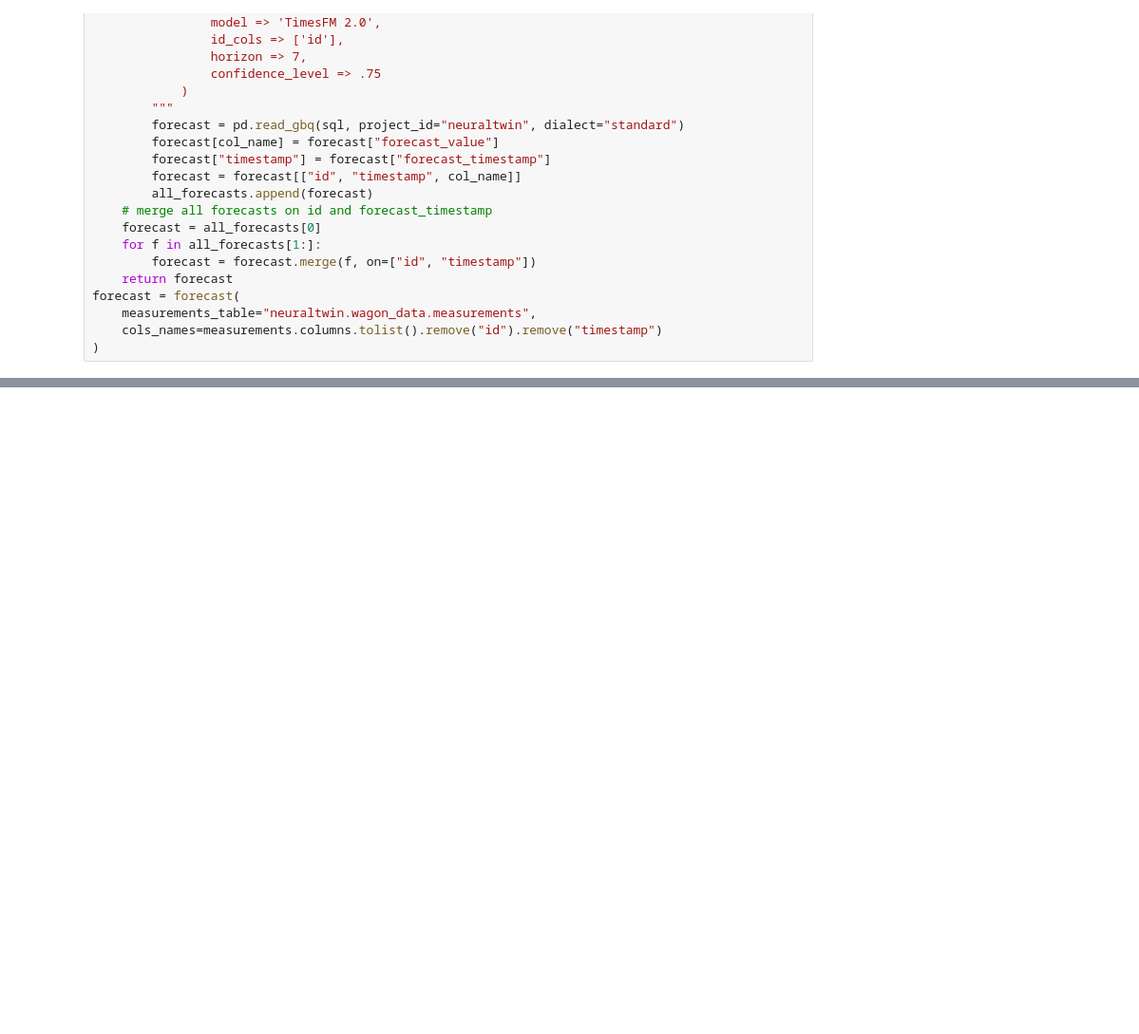
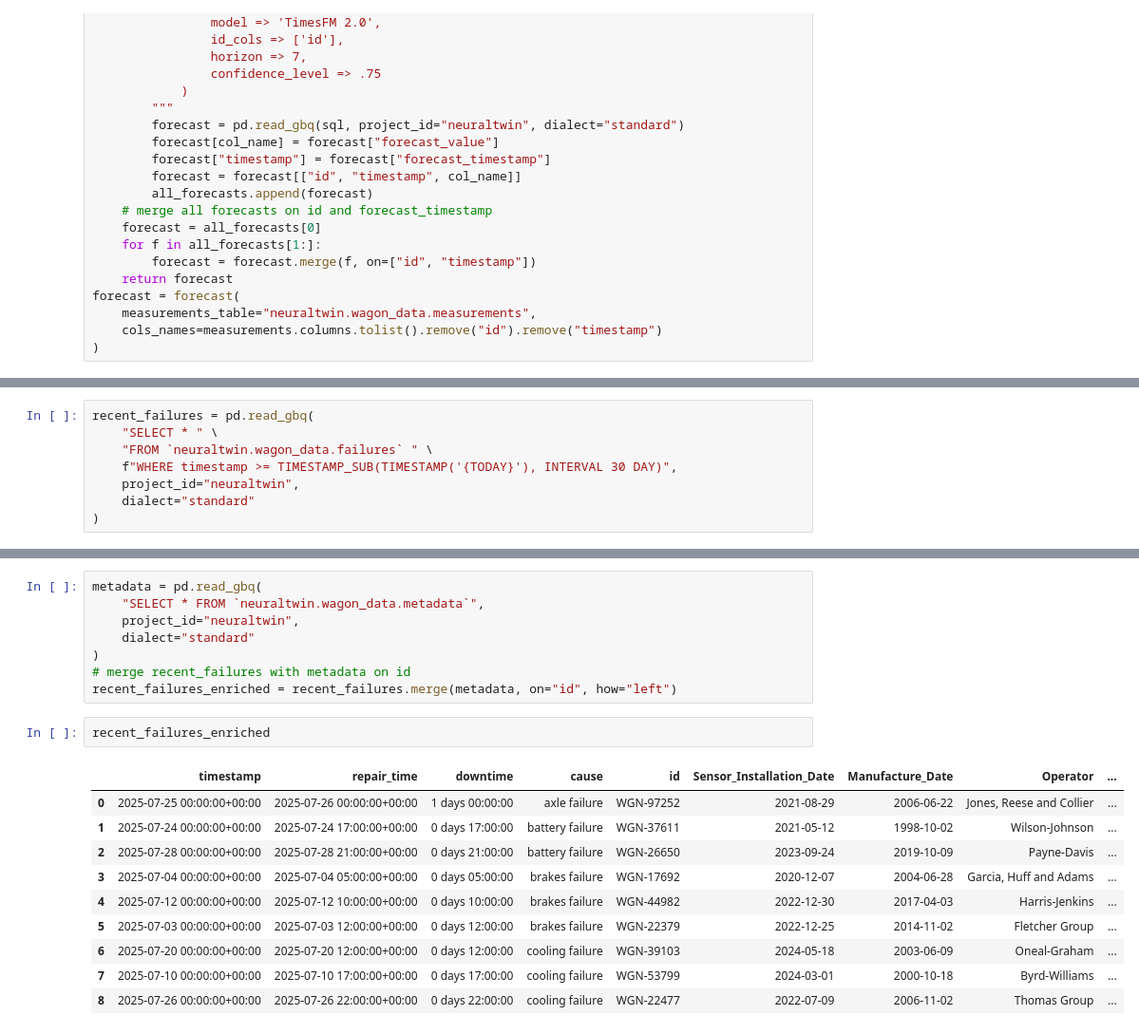
Before and after one commit to squirrel376/neuraltwin, a Jupyter notebook: src/classification/agent.ipynb, the cells around one changed output, grey strips where cells are left out. Shown: that part at 95% size. Cells and saved outputs as stored; diff of their text form; blank space fills up the shorter version.

```diff
--- a/src/classification/agent.ipynb
+++ b/src/classification/agent.ipynb
@@ -206,0 +223,8 @@ forecast = forecast(
+# %%
+recent_failures = pd.read_gbq(
+    "SELECT * " \
+    "FROM `neuraltwin.wagon_data.failures` " \
+    f"WHERE timestamp >= TIMESTAMP_SUB(TIMESTAMP('{TODAY}'), INTERVAL 30 DAY)",
+    project_id="neuraltwin",
+    dialect="standard"
+)
@@ -206,0 +278,21 @@ forecast = forecast(
+# %%
+metadata = pd.read_gbq(
+    "SELECT * FROM `neuraltwin.wagon_data.metadata`",
+    project_id="neuraltwin",
+    dialect="standard"
+)
+# merge recent_failures with metadata on id
+recent_failures_enriched = recent_failures.merge(metadata, on="id", how="left")
+# %%
+recent_failures_enriched
+# %% [output]
+|  | timestamp | repair_time | downtime | cause | id | Sensor_Installation_Date | Manufacture_Date | Operator | ... |
+| 0 | 2025-07-25 00:00:00+00:00 | 2025-07-26 00:00:00+00:00 | 1 days 00:00:00 | axle failure | WGN-97252 | 2021-08-29 | 2006-06-22 | Jones, Reese and Collier | ... |
+| 1 | 2025-07-24 00:00:00+00:00 | 2025-07-24 17:00:00+00:00 | 0 days 17:00:00 | battery failure | WGN-37611 | 2021-05-12 | 1998-10-02 | Wilson-Johnson | ... |
+| 2 | 2025-07-28 00:00:00+00:00 | 2025-07-28 21:00:00+00:00 | 0 days 21:00:00 | battery failure | WGN-26650 | 2023-09-24 | 2019-10-09 | Payne-Davis | ... |
+| 3 | 2025-07-04 00:00:00+00:00 | 2025-07-04 05:00:00+00:00 | 0 days 05:00:00 | brakes failure | WGN-17692 | 2020-12-07 | 2004-06-28 | Garcia, Huff and Adams | ... |
+| 4 | 2025-07-12 00:00:00+00:00 | 2025-07-12 10:00:00+00:00 | 0 days 10:00:00 | brakes failure | WGN-44982 | 2022-12-30 | 2017-04-03 | Harris-Jenkins | ... |
+| 5 | 2025-07-03 00:00:00+00:00 | 2025-07-03 12:00:00+00:00 | 0 days 12:00:00 | brakes failure | WGN-22379 | 2022-12-25 | 2014-11-02 | Fletcher Group | ... |
+| 6 | 2025-07-20 00:00:00+00:00 | 2025-07-20 12:00:00+00:00 | 0 days 12:00:00 | cooling failure | WGN-39103 | 2024-05-18 | 2003-06-09 | Oneal-Graham | ... |
+| 7 | 2025-07-10 00:00:00+00:00 | 2025-07-10 17:00:00+00:00 | 0 days 17:00:00 | cooling failure | WGN-53799 | 2024-03-01 | 2000-10-18 | Byrd-Williams | ... |
+| 8 | 2025-07-26 00:00:00+00:00 | 2025-07-26 22:00:00+00:00 | 0 days 22:00:00 | cooling failure | WGN-22477 | 2022-07-09 | 2006-11-02 | Thomas Group | ... |
```
Also changed, not shown: parts of 21 cells of this notebook, 4 other files.
